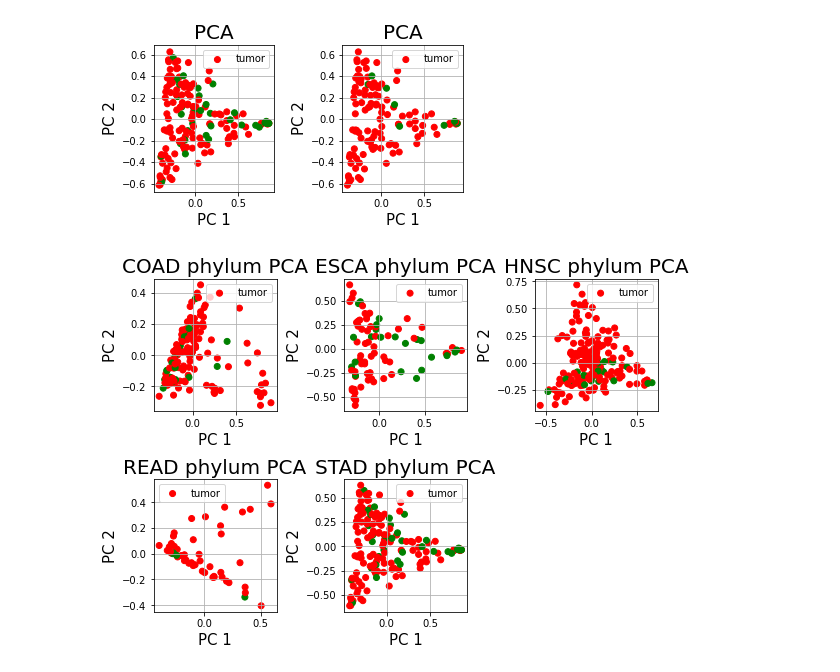
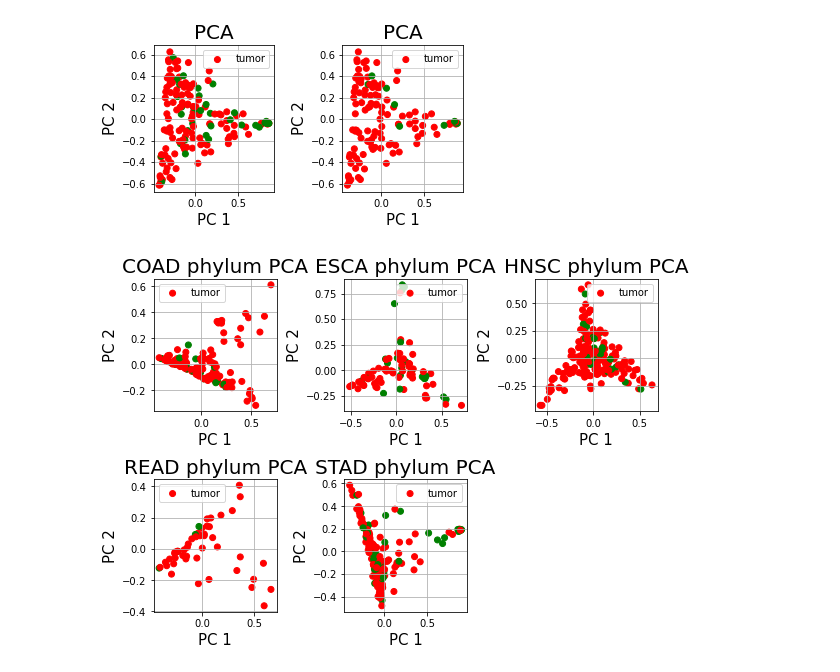
Before and after one commit to GdePaulo/Host-Microbial-Omics-Integration, a Jupyter notebook: visualization.ipynb, the cells around one changed output. Drawn from its saved outputs; the diff is of its cells as text; code cells hidden in the pictures.

Commit message:
Add processing and visualization of all TCMA genus data

```diff
--- a/visualization.ipynb
+++ b/visualization.ipynb
@@ -75,15 +75,17 @@ plotScatter([pc_df_mb_all, pc_df_mb], [mb_all_y, y])
 # %%
 tcma_cancer_type = ["COAD", "ESCA", "HNSC", "READ", "STAD"]
 X = []
 Y = []
 titles = []
 for c in tcma_cancer_type:
-    b = pd.read_csv(f'Data/{c}/Microbial/bacteria.sample.relabund.phylum.txt', delimiter = "\t", index_col=0).T
+    b = pd.read_csv(f'Data/TCMA/all_cancers_genus.csv', index_col=0)
+    b = b[b["project"] == c].drop(["project"], axis=1)
+    # b = pd.read_csv(f'Data/{c}/Microbial/bacteria.sample.relabund.phylum.txt', delimiter = "\t", index_col=0).T
     b["tumor"] = b.apply(lambda row: 1 if re.search(r"[0]..$",row.name) else 0, axis=1)
     x, y = splitData(b, "tumor")
     X.append(getPCA(x))
     Y.append(y)
     titles.append(f"{c} phylum PCA")
-plotScatter(X, Y, titles, "Visual/TCMA_Phylum_PCA.png")
+plotScatter(X, Y, titles, "Visual/TCMA_Genus_PCA.png")
 # %% [output]
-[figure, old version]
+[figure, new version]
```
Also changed, not shown: 2 other files.
